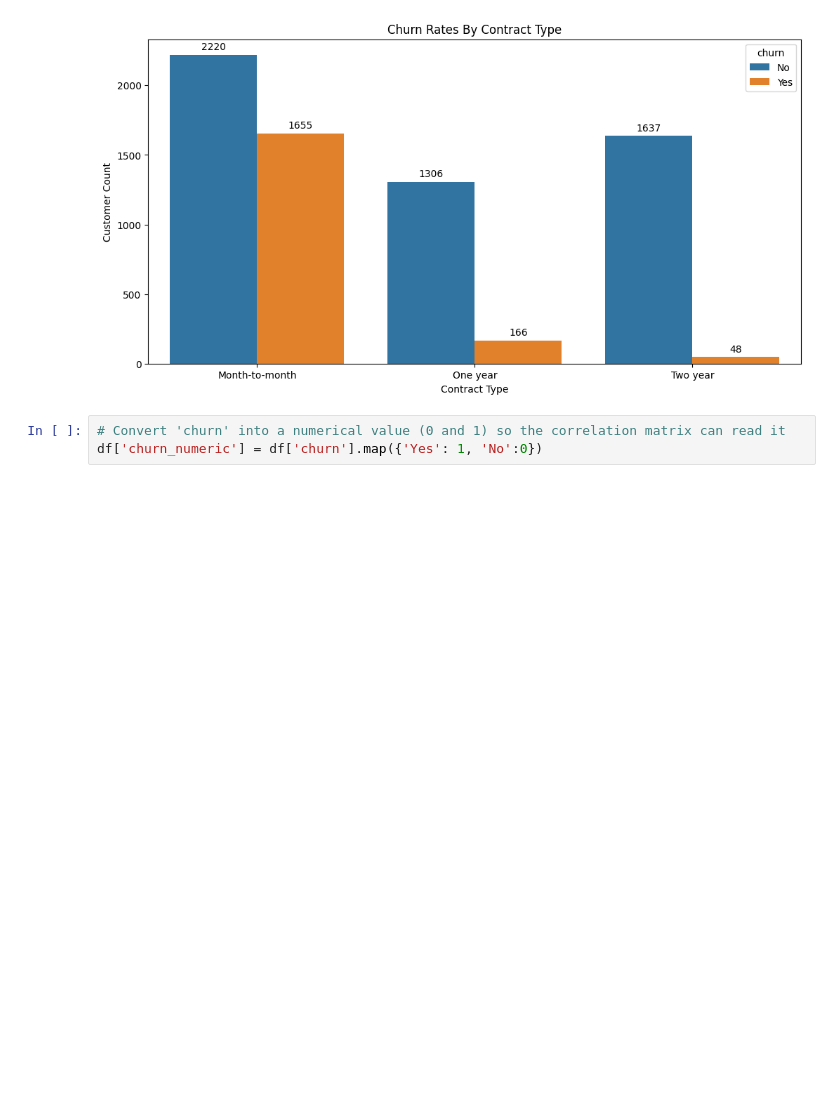
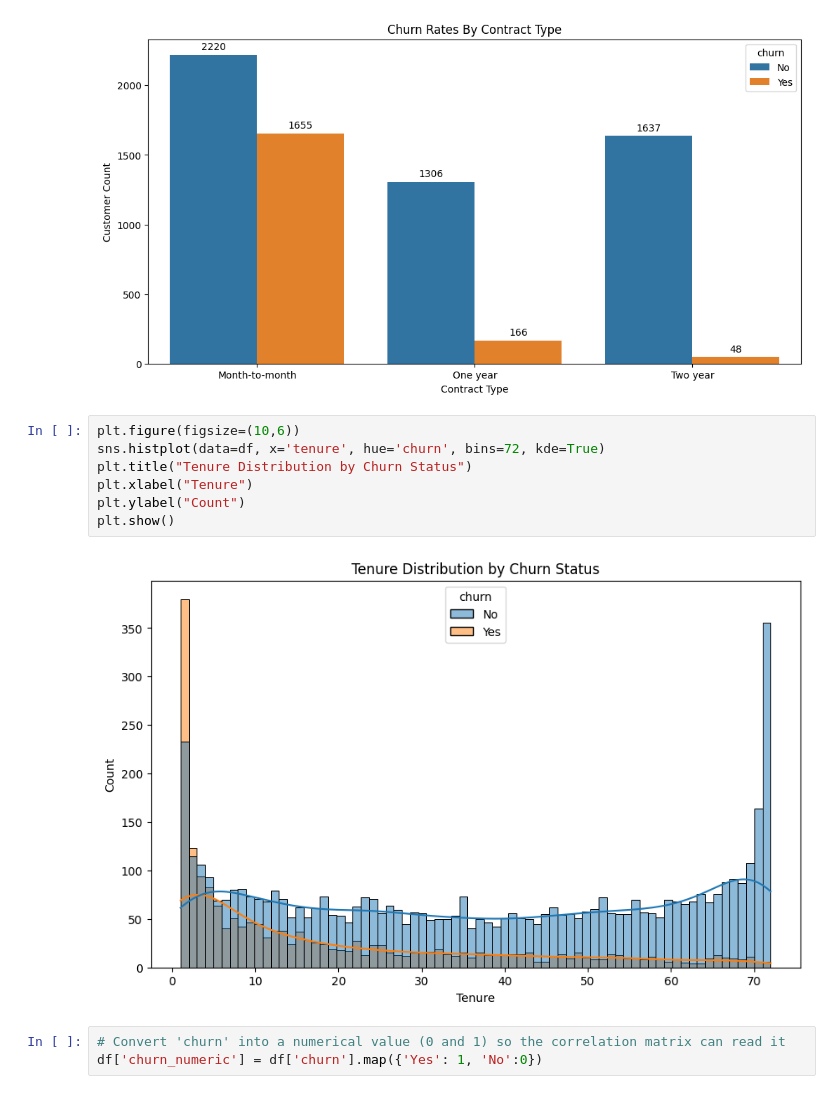
Before and after one commit to shlokzz/Customer-Churn-Prediction-Project, a Jupyter notebook: notebook/04_visual_eda.ipynb, the cells around one changed output. Drawn from its saved outputs; the diff is of its cells as text; blank space fills up the shorter version.

Commit message:
Analyze tenure distribution by churn status using histplot

```diff
--- a/notebook/04_visual_eda.ipynb
+++ b/notebook/04_visual_eda.ipynb
@@ -192,6 +192,15 @@ plt.ylabel("Customer Count")
 plt.show()
 # %% [output]
 [figure]
+# %%
+plt.figure(figsize=(10,6))
+sns.histplot(data=df, x='tenure', hue='churn', bins=72, kde=True)
+plt.title("Tenure Distribution by Churn Status")
+plt.xlabel("Tenure")
+plt.ylabel("Count")
+plt.show()
+# %% [output]
+[figure, added]
 # %%
 # Convert 'churn' into a numerical value (0 and 1) so the correlation matrix can read it
 df['churn_numeric'] = df['churn'].map({'Yes': 1, 'No':0})
```
